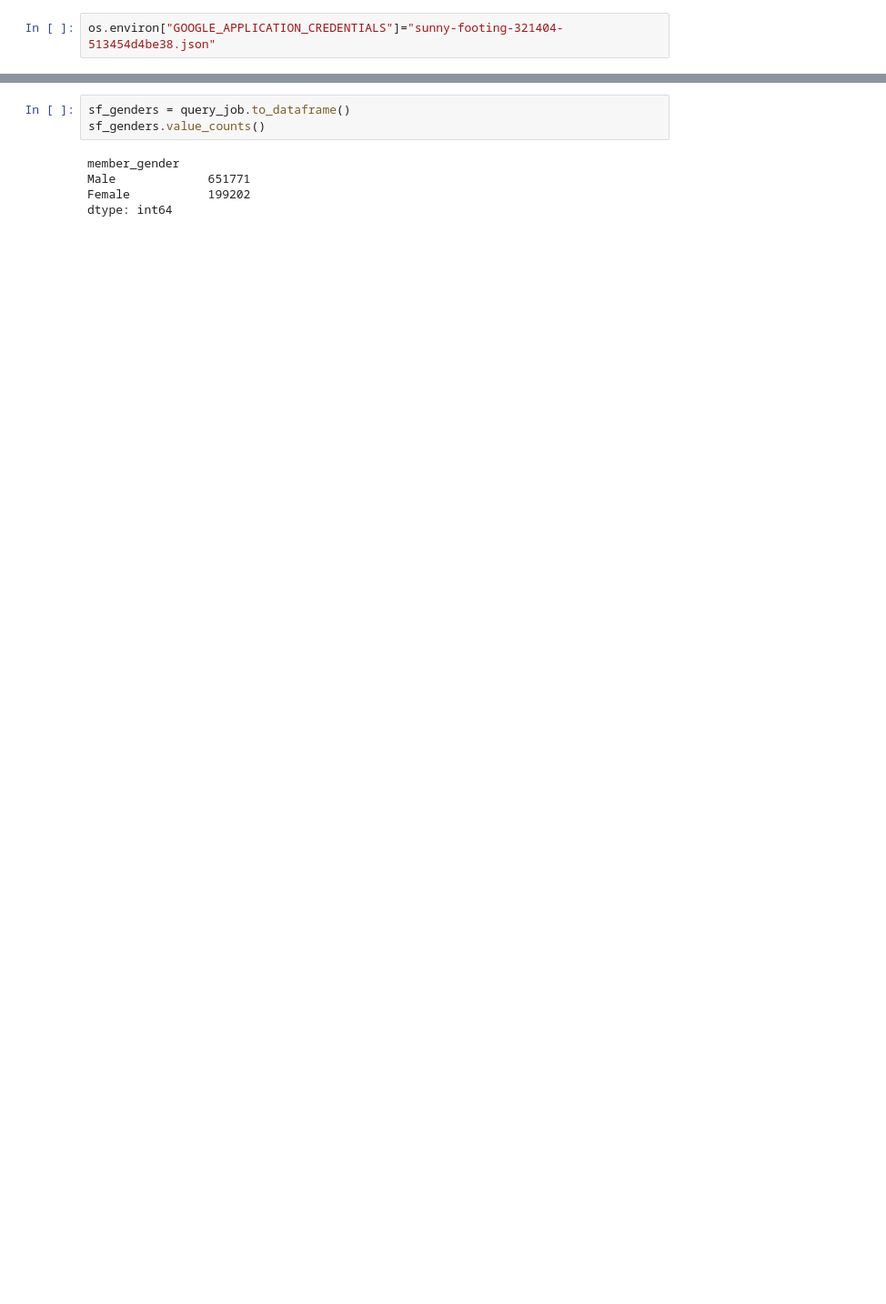
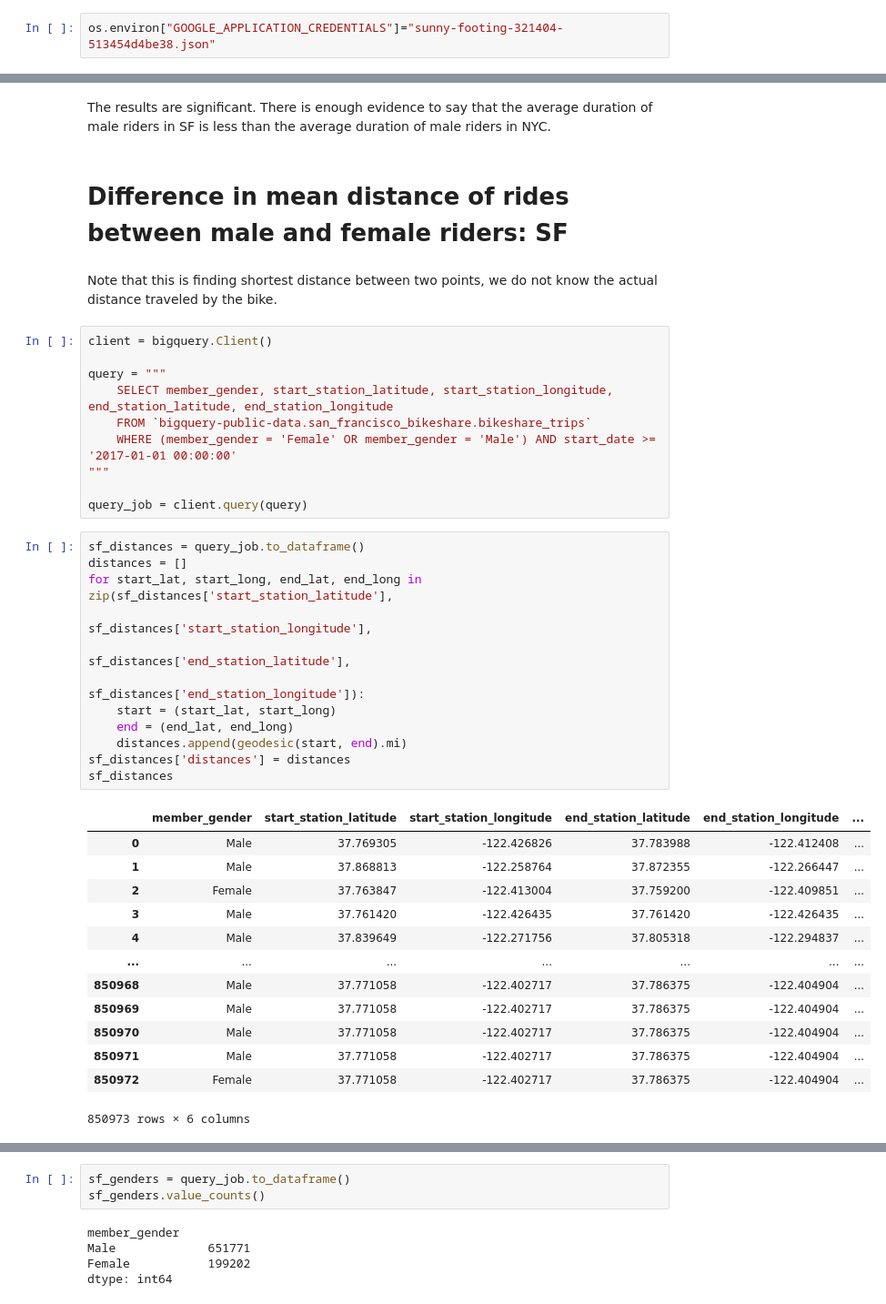
Before and after one commit to kendalldyke14/SanFranciscoBikeShare, a Jupyter notebook: Sig_tests_bike_share.ipynb, the cells around one changed output, grey strips where cells are left out. Shown at 91% size. Saved outputs shown, nothing was run; the diff lists cells and outputs as text; blank space fills up the shorter version.

```diff
--- a/Sig_tests_bike_share.ipynb
+++ b/Sig_tests_bike_share.ipynb
@@ -12,0 +120,42 @@ os.environ["GOOGLE_APPLICATION_CREDENTIALS"]="sunny-footing-321404-513454d4be38.
+# %% [markdown]
+The results are significant. There is enough evidence to say that the average duration of male riders in SF is less than the average duration of male riders in NYC.
+# %% [markdown]
+# Difference in mean distance of rides between male and female riders: SF
+# %% [markdown]
+Note that this is finding shortest distance between two points, we do not know the actual distance traveled by the bike.
+# %%
+client = bigquery.Client()
+
+query = """
+    SELECT member_gender, start_station_latitude, start_station_longitude, end_station_latitude, end_station_longitude
+    FROM `bigquery-public-data.san_francisco_bikeshare.bikeshare_trips`
+    WHERE (member_gender = 'Female' OR member_gender = 'Male') AND start_date >= '2017-01-01 00:00:00'
+"""
+
+query_job = client.query(query)
+# %%
+sf_distances = query_job.to_dataframe()
+distances = []
+for start_lat, start_long, end_lat, end_long in zip(sf_distances['start_station_latitude'],
+                                                    sf_distances['start_station_longitude'],
+                                                    sf_distances['end_station_latitude'],
+                                                    sf_distances['end_station_longitude']):
+    start = (start_lat, start_long)
+    end = (end_lat, end_long)
+    distances.append(geodesic(start, end).mi)
+sf_distances['distances'] = distances
+sf_distances
+# %% [output]
+|  | member_gender | start_station_latitude | start_station_longitude | end_station_latitude | end_station_longitude | ... |
+| 0 | Male | 37.769305 | -122.426826 | 37.783988 | -122.412408 | ... |
+| 1 | Male | 37.868813 | -122.258764 | 37.872355 | -122.266447 | ... |
+| 2 | Female | 37.763847 | -122.413004 | 37.759200 | -122.409851 | ... |
+| 3 | Male | 37.761420 | -122.426435 | 37.761420 | -122.426435 | ... |
+| 4 | Male | 37.839649 | -122.271756 | 37.805318 | -122.294837 | ... |
+| ... | ... | ... | ... | ... | ... | ... |
+| 850968 | Male | 37.771058 | -122.402717 | 37.786375 | -122.404904 | ... |
+| 850969 | Male | 37.771058 | -122.402717 | 37.786375 | -122.404904 | ... |
+| 850970 | Male | 37.771058 | -122.402717 | 37.786375 | -122.404904 | ... |
+| 850971 | Male | 37.771058 | -122.402717 | 37.786375 | -122.404904 | ... |
+| 850972 | Female | 37.771058 | -122.402717 | 37.786375 | -122.404904 | ... |
+850973 rows × 6 columns
```
Also changed, not shown: parts of 62 cells of this notebook.
